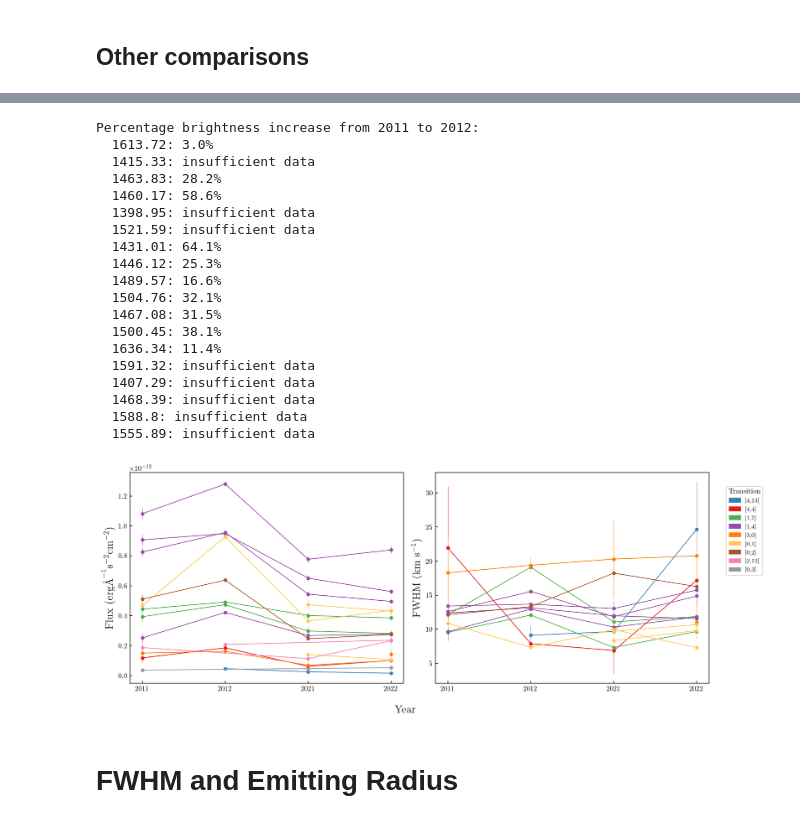
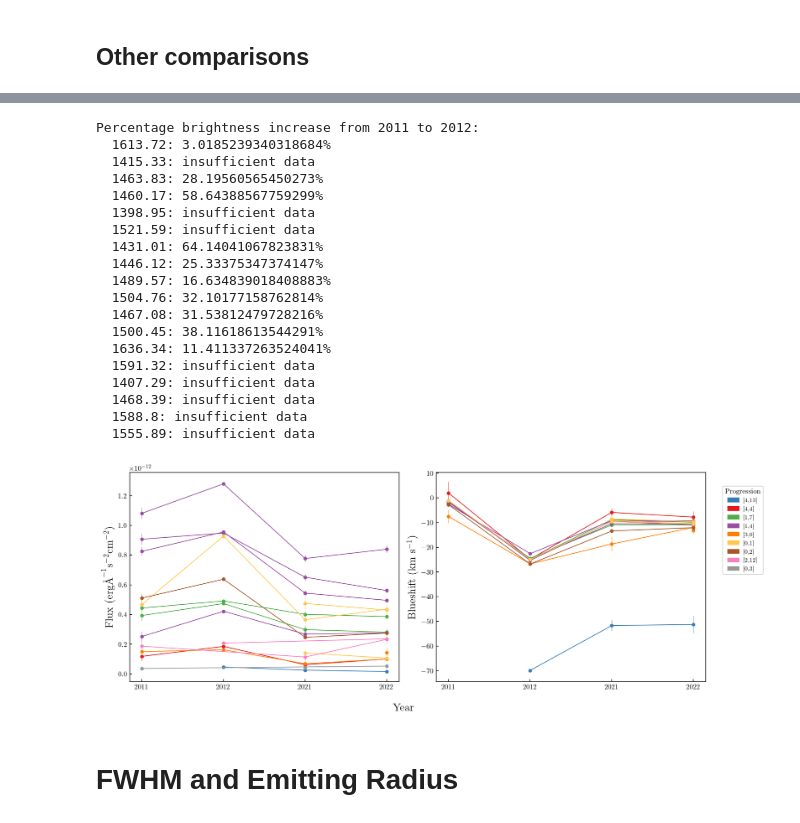
Before and after one commit to PK0207/scripts_by_me, a Jupyter notebook: research24/component_analysis.ipynb, the cells around one changed output, grey strips where cells are left out. Drawn from its saved outputs; the diff is of its cells as text; code cells hidden in the pictures.

```diff
--- a/research24/component_analysis.ipynb
+++ b/research24/component_analysis.ipynb
@@ -53,14 +53,18 @@ line_mask_dict = {
     1636.34: [75,190]
 }
 # %%
-def radial_velocity(wavelengths, labline):
+def radial_velocity(wavelengths, labline, deproject=False):
     velocity = (wavelengths - labline*u.AA)/(labline*u.AA) * const.c.to(u.km/u.s)
-    vsini = velocity#/np.sin(np.radians(16))
+    vsini = velocity
+    if deproject:
+        vsini = velocity*np.sin(np.radians(19))
     return vsini
 
-def radial_velocity_error(errors, labline):
+def radial_velocity_error(errors, labline, deproject=False):
     vel_error = np.abs((const.c.to(u.km/u.s))/(labline*u.AA))*errors
-    vsini_err = vel_error#/np.sin(np.radians(16))
+    vsini_err = vel_error
+    if deproject:
+        vsini_err = vel_error*np.sin(np.radians(19))
     return vsini_err
 
 def gaussian(x, amp, sig, cen, bgl):
@@ -238,7 +242,7 @@ def plot_fits(df, transition, plot_vel=False):
 def FWHM(sigma,labline):
     fwhm = 2*np.sqrt(2*np.log(2))*sigma
     fwhm_vel = (fwhm/labline)*const.c
-    sini = np.sin(np.radians(16))
+    sini = np.sin(np.radians(19))
     return (fwhm_vel*sini).to(u.km/u.s)
 
 # def vsini_err(sigma_err, labline):
@@ -246,7 +250,7 @@ def FWHM(sigma,labline):
 
 def FWHM_err(sigma_err, labline):
     sigma_vel_err = ((sigma_err*u.AA) / (labline * u.AA)) * const.c.to(u.km/u.s)
-    vsini_err = sigma_vel_err * np.sin(np.radians(16))
+    vsini_err = sigma_vel_err * np.sin(np.radians(19))
     return 2 * np.sqrt(2 * np.log(2)) * vsini_err
 # %%
 def plot_progression(df, components, color_by='transition', unique_transitions=None, title_suffix=''):
@@ -536,3 +542,19 @@ BC_2_diff['NC_params'] = BC_2_diff['params2'].apply(
 BC_diff = pd.concat([BC_1_diff, BC_2_diff])
 # %% [markdown]
 # NC BC comparison
+# %%
+sini = np.sin(np.radians(19))
+for t in BC_conf['transition'].unique():
+    dt = BC_conf[BC_conf['transition']==t]
+    rv = []
+    rv_err = []
+    for i, p in dt.iterrows():
+        if p['year']!=2012:
+            rv.append(radial_velocity(p['NC_params']['cenNC'][0]*u.AA, p['labline'], deproject=False).value)
+            rv_err.append(radial_velocity_error(p['NC_params']['cenNC'][1]*u.AA, p['labline'], deproject=False).value)
+            # rv.append(FWHM(p['BC_params']['sigBC'][0], p['labline']).value/sini)
+            # rv_err.append(FWHM(p['BC_params']['sigBC'][1], p['labline']).value/sini)
+
+
+    mean_rv_err = np.sqrt(np.sum(np.array(rv_err)**2)) / len(rv_err)
+    print(np.mean(rv), mean_rv_err, t)
@@ -614,24 +626,24 @@ for line in all_df_pruned['labline'].unique():
     f2012 = flux_by_year['2012'][line]['flux']
     if not np.isnan(f2011) and not np.isnan(f2012) and f2011 > 0:
         pct = ((f2012 - f2011) / f2011) * 100
-        print(f"  {line}: {pct:.1f}%")
+        print(f"  {line}: {pct}%")
     else:
         print(f"  {line}: insufficient data")
 # %% [output]
 Percentage brightness increase from 2011 to 2012:
-  1613.72: 3.0%
+  1613.72: 3.0185239340318684%
   1415.33: insufficient data
-  1463.83: 28.2%
-  1460.17: 58.6%
+  1463.83: 28.19560565450273%
+  1460.17: 58.64388567759299%
   1398.95: insufficient data
   1521.59: insufficient data
-  1431.01: 64.1%
-  1446.12: 25.3%
-  1489.57: 16.6%
-  1504.76: 32.1%
-  1467.08: 31.5%
-  1500.45: 38.1%
-  1636.34: 11.4%
+  1431.01: 64.14041067823831%
+  1446.12: 25.33375347374147%
+  1489.57: 16.634839018408883%
+  1504.76: 32.10177158762814%
+  1467.08: 31.53812479728216%
+  1500.45: 38.11618613544291%
+  1636.34: 11.411337263524041%
   1591.32: insufficient data
   1407.29: insufficient data
   1468.39: insufficient data
@@ -659,37 +671,39 @@ for transition in unique_transitions:
     subset = subset.sort_values('year')
     for labline in subset['labline'].unique():
         line_subset = subset[subset['labline'] == labline]
         years      = [year_pos[y] for y in line_subset['year'].values]
         fluxes     = [param_dict['amp'][0] for param_dict in line_subset['params1']]
         fluxerrors     = [param_dict['amp'][1] for param_dict in line_subset['params1']]
         color = color_map.get(transition, 'gray')
         ax[0].errorbar(years, fluxes, yerr=fluxerrors, marker='o', linestyle='-',
                        elinewidth=0.5, markersize=4, color=color, linewidth=1)
 
         if transition not in ['[0,3]', '[2,12]']:
             sini     = np.sin(np.radians(16))
             fwhm     = [FWHM(param_dict['sig'][0], labline).value * sini for param_dict in line_subset['params1']]
             fwhm_err = [FWHM_err(param_dict['sig'][1], labline).value * sini for param_dict in line_subset['params1']]
-            ax[1].errorbar(years, fwhm, yerr=fwhm_err, marker='o', linestyle='-',
+            blueshift     = [radial_velocity(param_dict['cen'][0]*u.AA, labline, deproject=True).value for param_dict in line_subset['params1']]
+            blueshift_err = [radial_velocity_error(param_dict['sig'][1]*u.AA, labline, deproject=True).value for param_dict in line_subset['params1']]
+            ax[1].errorbar(years, blueshift, yerr=blueshift_err, marker='o', linestyle='-',
                            elinewidth=0.5, markersize=4, color=color, linewidth=1)
 
 fig.supxlabel('Year', fontsize=15)
 for a in ax:
     a.set_xticks(range(len(all_years)))
     a.set_xticklabels(all_years)
 
 ax[0].set_ylabel(r'Flux (erg$ \mathrm{\AA}^{-1} \textrm{s}^{-2} \textrm{cm}^{-2}$)')
-ax[1].set_ylabel(r'FWHM (km s$^{-1}$)')
+ax[1].set_ylabel(r'Blueshift (km s$^{-1}$)')
 
 legend_patches = [mpatches.Patch(color=color_map[t], label=t) for t in unique_transitions]
-fig.legend(handles=legend_patches, title='Transition',
+fig.legend(handles=legend_patches, title='Progression',
            bbox_to_anchor=(1.01, 0.9), loc='upper left', fontsize=8)
 
 plt.tight_layout()
 plt.savefig('images/2012_outburst.pdf')
 plt.show()
 # %% [output]
-[figure, old version]
+[figure, new version]
 # %% [markdown]
 # FWHM and Emitting Radius
 # %%
```
Also changed, not shown: parts of 12 cells of this notebook, 9 other files.
